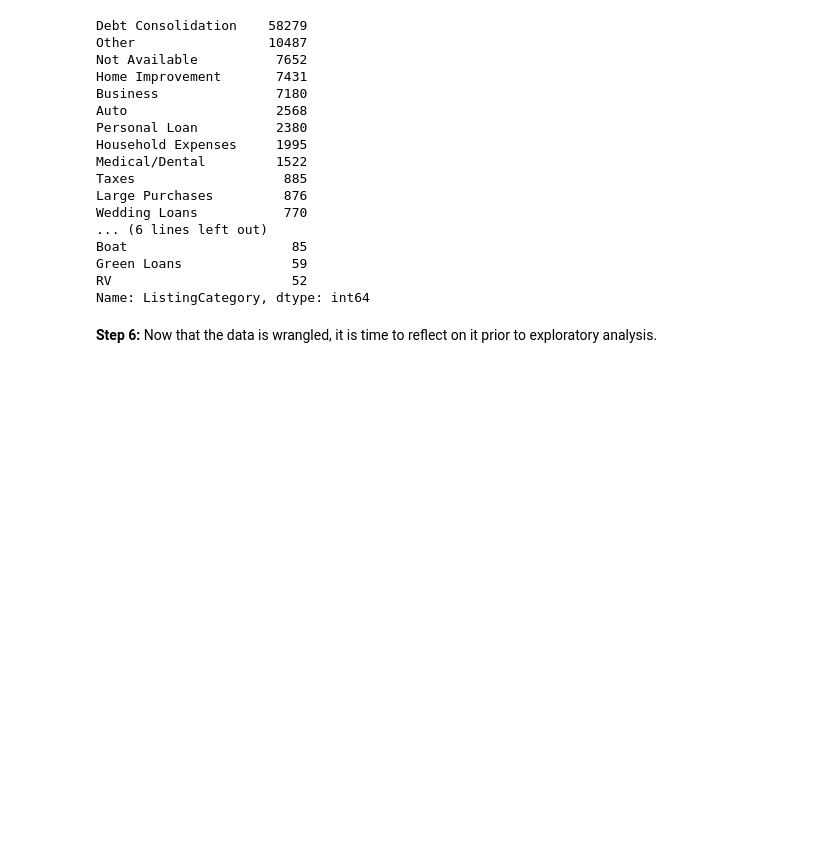
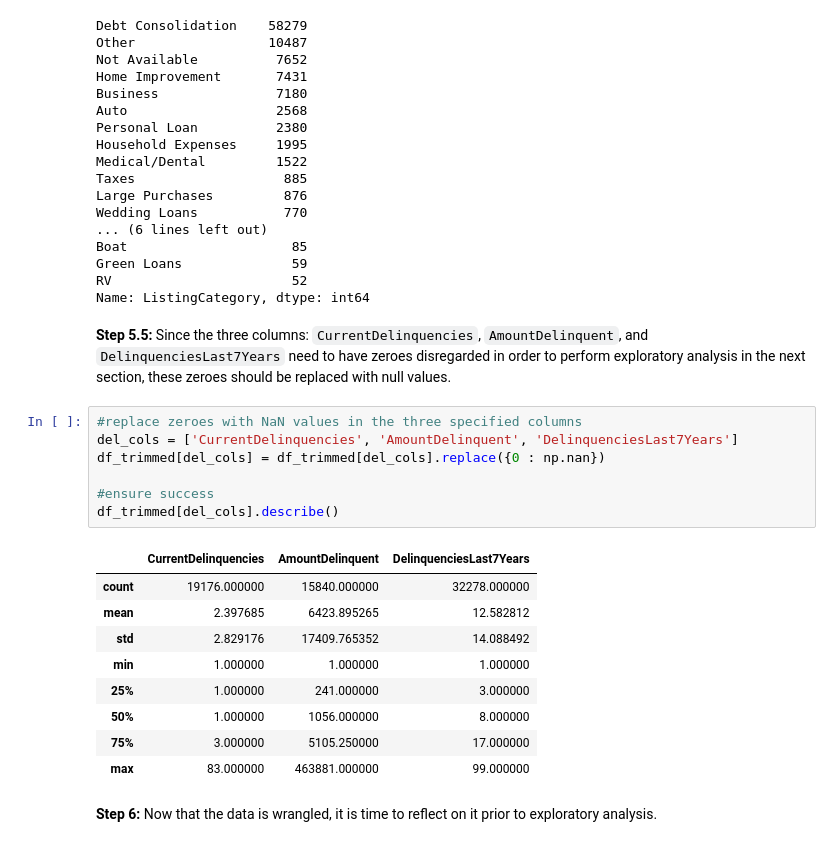
Before and after one commit to Jeff-VA/Udacity-Communicate-Data-Project, a Jupyter notebook: exploration.ipynb, the cells around one changed output. Drawn from its saved outputs; the diff is of its cells as text; blank space fills up the shorter version.

```diff
--- a/exploration.ipynb
+++ b/exploration.ipynb
@@ -285,6 +284,25 @@ Boat                     85
 Green Loans              59
 RV                       52
 Name: ListingCategory, dtype: int64
+# %% [markdown]
+**Step 5.5:** Since the three columns: `CurrentDelinquencies`, `AmountDelinquent`, and `DelinquenciesLast7Years` need to have zeroes disregarded in order to perform exploratory analysis in the next section, these zeroes should be replaced with null values.
+# %%
+#replace zeroes with NaN values in the three specified columns
+del_cols = ['CurrentDelinquencies', 'AmountDelinquent', 'DelinquenciesLast7Years']
+df_trimmed[del_cols] = df_trimmed[del_cols].replace({0 : np.nan})
+
+#ensure success
+df_trimmed[del_cols].describe()
+# %% [output]
+|  | CurrentDelinquencies | AmountDelinquent | DelinquenciesLast7Years |
+| count | 19176.000000 | 15840.000000 | 32278.000000 |
+| mean | 2.397685 | 6423.895265 | 12.582812 |
+| std | 2.829176 | 17409.765352 | 14.088492 |
+| min | 1.000000 | 1.000000 | 1.000000 |
+| 25% | 1.000000 | 241.000000 | 3.000000 |
+| 50% | 1.000000 | 1056.000000 | 8.000000 |
+| 75% | 3.000000 | 5105.250000 | 17.000000 |
+| max | 83.000000 | 463881.000000 | 99.000000 |
 # %% [markdown]
 **Step 6:** Now that the data is wrangled, it is time to reflect on it prior to exploratory analysis.
 # %% [markdown]
```
Also changed, not shown: parts of 8 cells of this notebook.
